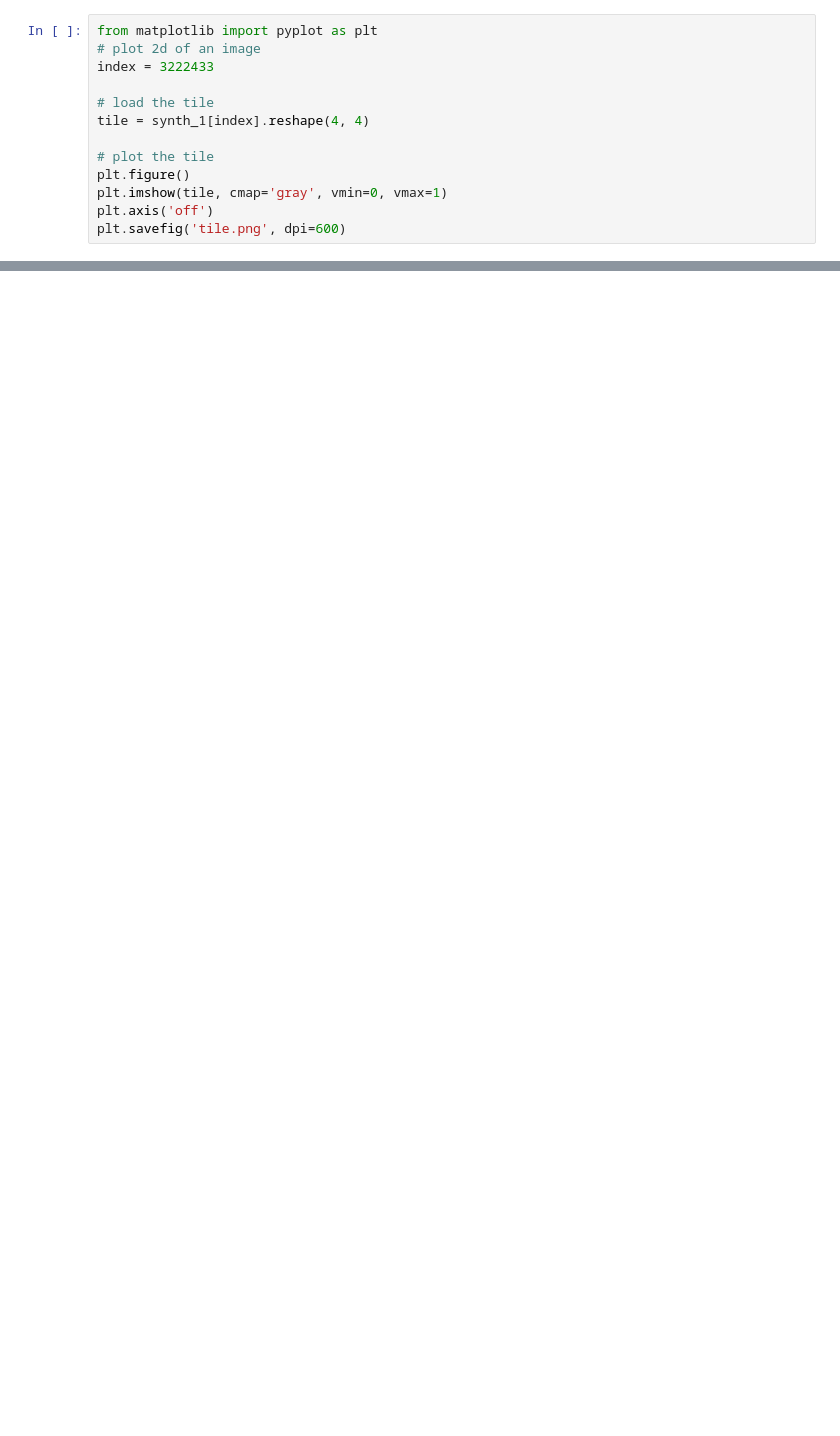
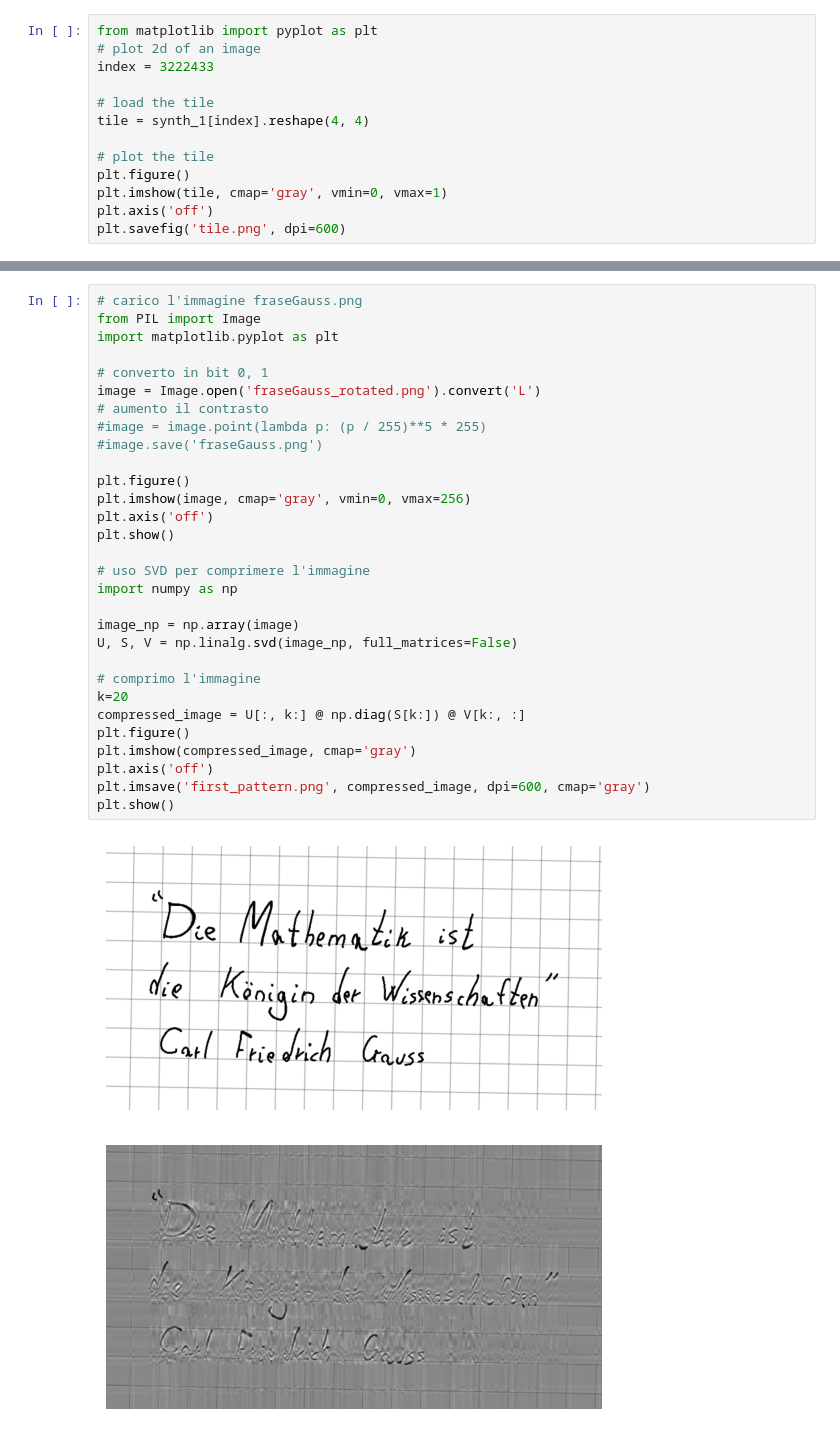
Before and after one commit to StefanoMagriniAlunno/MMATH_Thesis, a Jupyter notebook: data/console.ipynb, the cells around one changed output, grey strips where cells are left out. Cells and saved outputs as stored; diff of their text form; blank space fills up the shorter version.

```diff
--- a/data/console.ipynb
+++ b/data/console.ipynb
@@ -263,0 +299,33 @@ plt.savefig('tile.png', dpi=600)
+# %%
+# carico l'immagine fraseGauss.png
+from PIL import Image
+import matplotlib.pyplot as plt
+
+# converto in bit 0, 1
+image = Image.open('fraseGauss_rotated.png').convert('L')
+# aumento il contrasto
+#image = image.point(lambda p: (p / 255)**5 * 255)
+#image.save('fraseGauss.png')
+
+plt.figure()
+plt.imshow(image, cmap='gray', vmin=0, vmax=256)
+plt.axis('off')
+plt.show()
+
+# uso SVD per comprimere l'immagine
+import numpy as np
+
+image_np = np.array(image)
+U, S, V = np.linalg.svd(image_np, full_matrices=False)
+
+# comprimo l'immagine
+k=20
+compressed_image = U[:, k:] @ np.diag(S[k:]) @ V[k:, :]
+plt.figure()
+plt.imshow(compressed_image, cmap='gray')
+plt.axis('off')
+plt.imsave('first_pattern.png', compressed_image, dpi=600, cmap='gray')
+plt.show()
+# %% [output]
+[figure, added]
+[figure, added]
```
Also changed, not shown: parts of 5 cells of this notebook, 37 other files.
